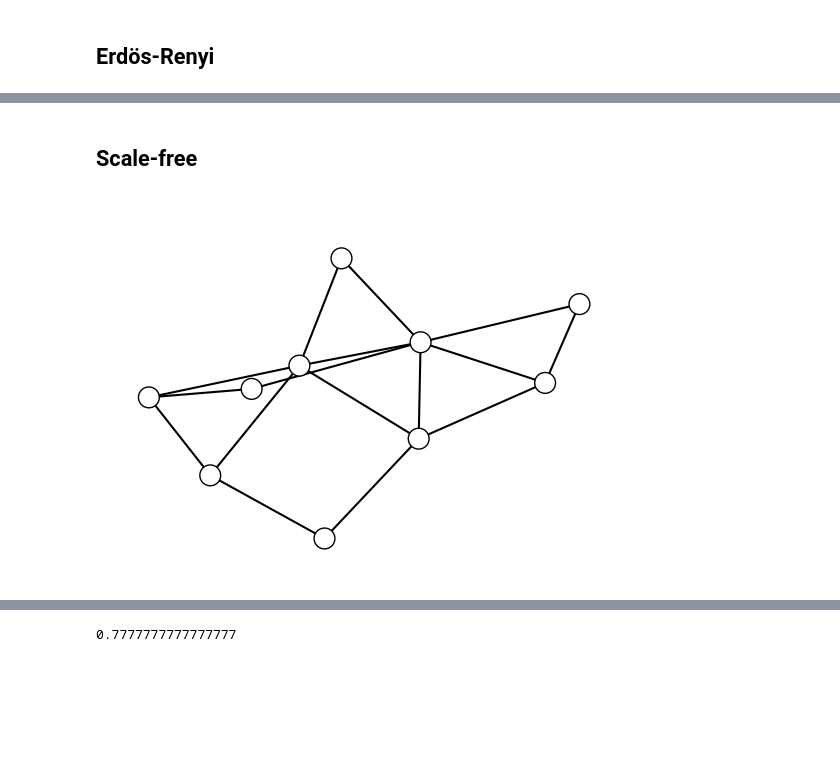
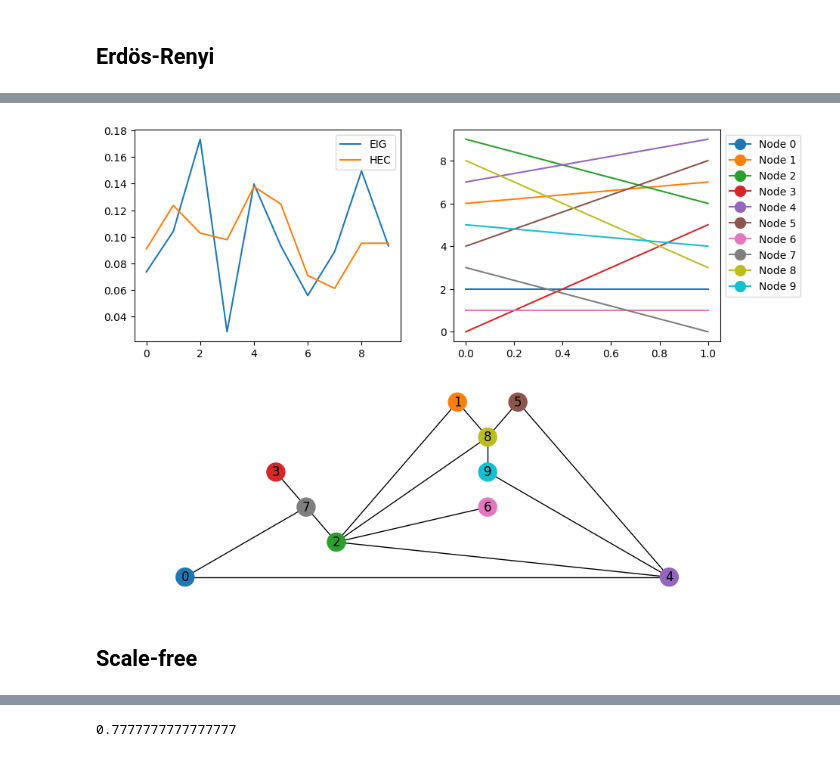
Before and after one commit to LaComarca-Lab/non-uniform-hypergraphs, a Jupyter notebook: Test-PairwiseHypergraph.ipynb, the cells around one changed output, grey strips where cells are left out. Cells and saved outputs as stored; diff of their text form; code cells hidden in the pictures; blank space fills up the shorter version.

```diff
--- a/Test-PairwiseHypergraph.ipynb
+++ b/Test-PairwiseHypergraph.ipynb
@@ -61,3 +67,35 @@ array([0.12594239, 0.13383621, 0.09510704, 0.09559653, 0.08835789,
+# %%
+fig = plt.figure(figsize=(10,8))
+
+ax1 = fig.add_subplot(221)
+ax2 = fig.add_subplot(222)
+
+# First figure
+
+ax1.plot(EIG, label='EIG')
+ax1.plot(HEC, label='HEC')
+ax1.legend()
+
+# Second figure
+
+sortEIG = np.argsort(np.argsort(EIG))
+sortHEC = np.argsort(np.argsort(HEC))
+
+colors = plt.rcParams['axes.prop_cycle'].by_key()['color']
+
+legend_elements = []
+for i in range(len(sortEIG)):
+    ax2.plot([0,1], [sortEIG[i], sortHEC[i]], color=colors[i])
+    legend_elements.append(Line2D([0], [0], marker='o', color=colors[i], label=f'Node {i}', linestyle=None, markersize=10))
+
+ax2.legend(handles=legend_elements, bbox_to_anchor=(1,1))
+
+
+# Graph:
+ax3 = fig.add_subplot(212)
+nx.draw_planar(G, ax=ax3, with_labels=True, node_color=colors[:len(sortEIG)])
+# %% [output]
+[figure, added]
 # %% [markdown]
 ## Scale-free
 # %%
@@ -67,9 +105,7 @@ EIG = list(nx.eigenvector_centrality_numpy(G).values())
 # %%
 edgedict = G_to_dict(G)
 H = xgi.Hypergraph(edgedict)
-xgi.draw(H, with_labels=True)
+#xgi.draw(H, with_labels=True)
-# %% [output]
-[figure, removed]
 # %%
 H3 = uniformize(H, m=3)
 xgi.draw(H3, node_labels=True, font_color_nodes="blue")
```
Also changed, not shown: parts of 9 cells of this notebook.
